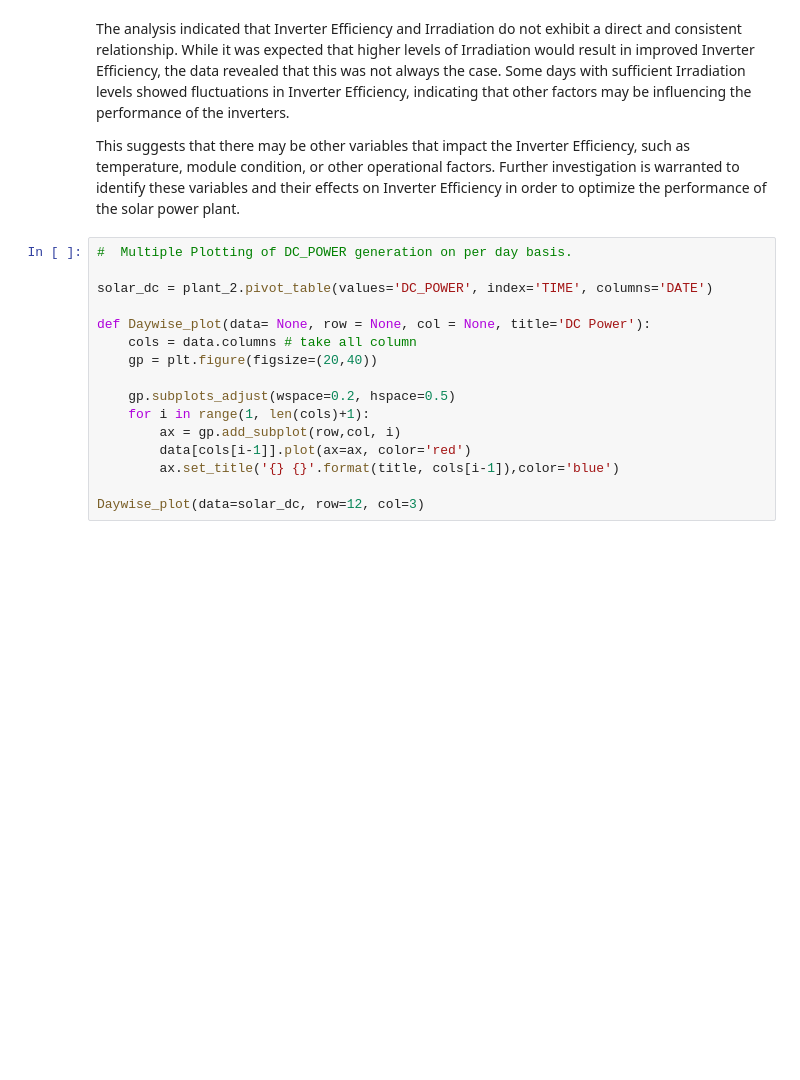
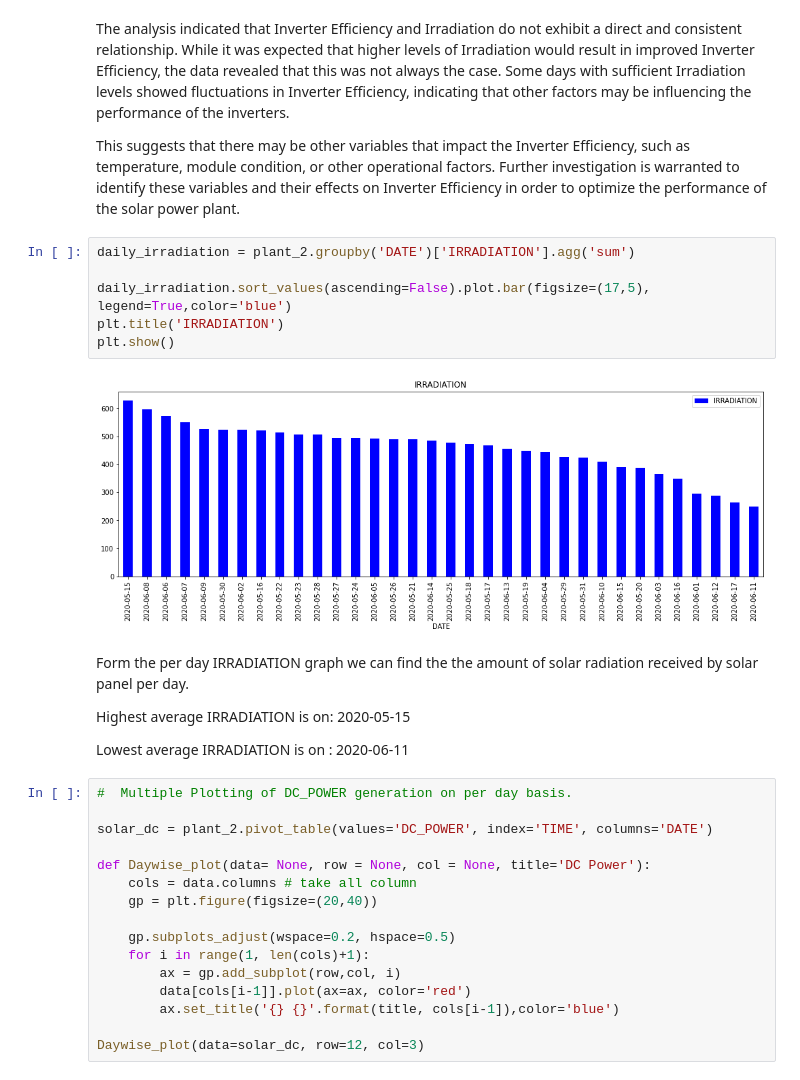
Before and after one commit to MuhammadAqhariNasrin/SOLAR-PANEL-MAINTAINENCE-PROJECT, a Jupyter notebook: SOLAR ELECTRICAL RENEWABLE FORCAST PROJECT PLANT 2.ipynb, the cells around one changed output. Cells and saved outputs as stored; diff of their text form; blank space fills up the shorter version.

```diff
--- a/SOLAR ELECTRICAL RENEWABLE FORCAST PROJECT PLANT 2.ipynb
+++ b/SOLAR ELECTRICAL RENEWABLE FORCAST PROJECT PLANT 2.ipynb
@@ -440,6 +440,20 @@ Inverter Efficiency, which measures the conversion efficiency of DC power from P
 The analysis indicated that Inverter Efficiency and Irradiation do not exhibit a direct and consistent relationship. While it was expected that higher levels of Irradiation would result in improved Inverter Efficiency, the data revealed that this was not always the case. Some days with sufficient Irradiation levels showed fluctuations in Inverter Efficiency, indicating that other factors may be influencing the performance of the inverters.
 
 This suggests that there may be other variables that impact the Inverter Efficiency, such as temperature, module condition, or other operational factors. Further investigation is warranted to identify these variables and their effects on Inverter Efficiency in order to optimize the performance of the solar power plant.
+# %%
+daily_irradiation = plant_2.groupby('DATE')['IRRADIATION'].agg('sum')
+
+daily_irradiation.sort_values(ascending=False).plot.bar(figsize=(17,5), legend=True,color='blue')
+plt.title('IRRADIATION')
+plt.show()
+# %% [output]
+[figure, added]
+# %% [markdown]
+Form the per day IRRADIATION graph we can find the the amount of solar radiation received by solar panel per day.
+
+Highest average IRRADIATION is on: 2020-05-15
+
+Lowest average IRRADIATION is on : 2020-06-11
 # %%
 #  Multiple Plotting of DC_POWER generation on per day basis.
 
```
Also changed, not shown: parts of 25 cells of this notebook.
